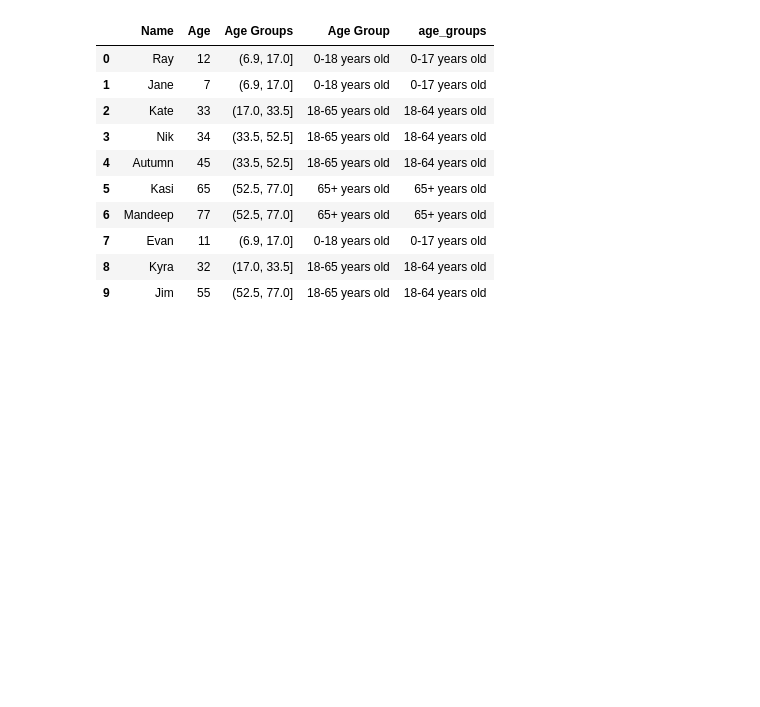
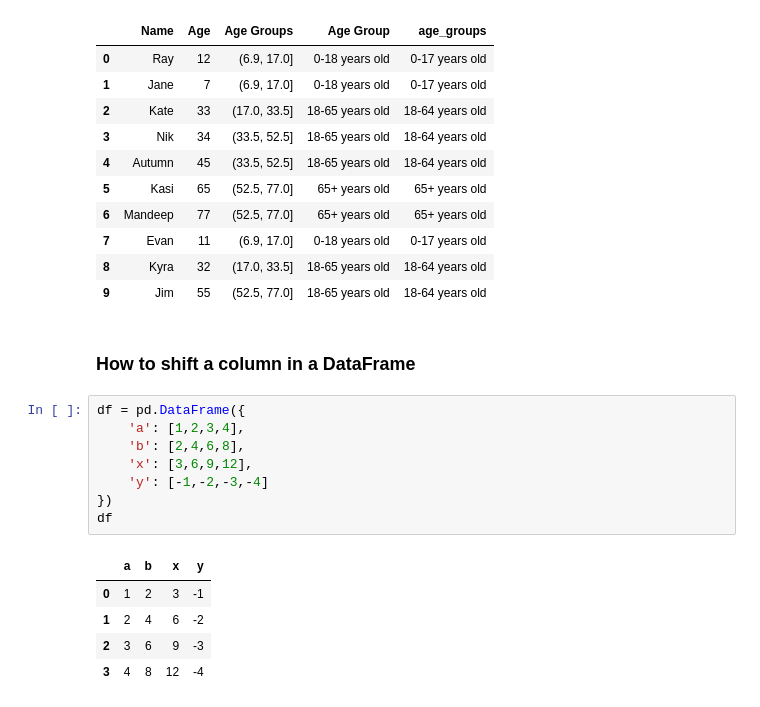
Before and after one commit to jalwalb2765/python_resources, a Jupyter notebook: 4_pandas.ipynb, the cells around one changed output. Saved outputs shown, nothing was run; the diff lists cells and outputs as text; blank space fills up the shorter version.

```diff
--- a/4_pandas.ipynb
+++ b/4_pandas.ipynb
@@ -1739,3 +1838,19 @@ df
 | 7 | Evan | 11 | (6.9, 17.0] | 0-18 years old | 0-17 years old |
 | 8 | Kyra | 32 | (17.0, 33.5] | 18-65 years old | 18-64 years old |
 | 9 | Jim | 55 | (52.5, 77.0] | 18-65 years old | 18-64 years old |
+# %% [markdown]
+### How to shift a column in a DataFrame
+# %%
+df = pd.DataFrame({
+    'a': [1,2,3,4],
+    'b': [2,4,6,8],
+    'x': [3,6,9,12],
+    'y': [-1,-2,-3,-4]
+})
+df
+# %% [output]
+|  | a | b | x | y |
+| 0 | 1 | 2 | 3 | -1 |
+| 1 | 2 | 4 | 6 | -2 |
+| 2 | 3 | 6 | 9 | -3 |
+| 3 | 4 | 8 | 12 | -4 |
```
Also changed, not shown: parts of 13 cells of this notebook.
